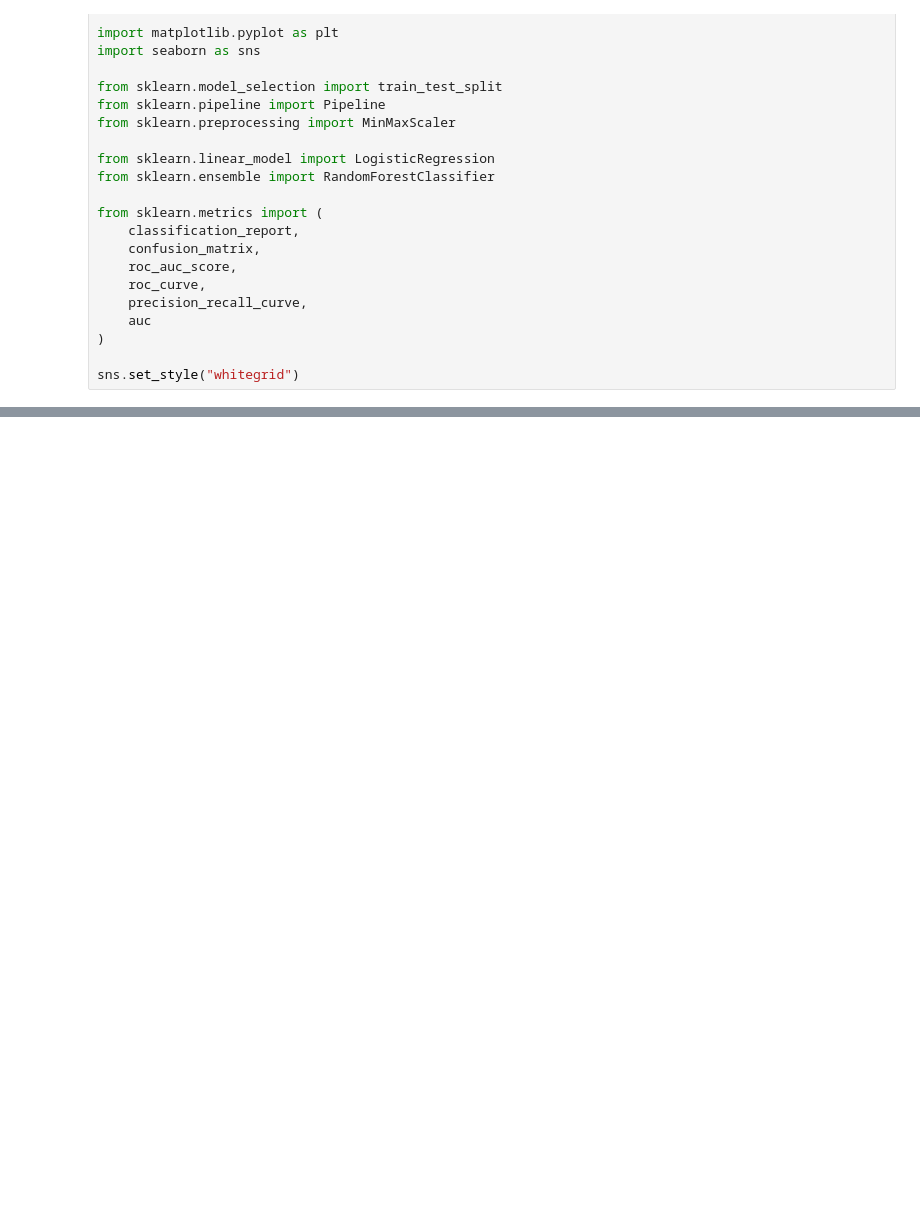
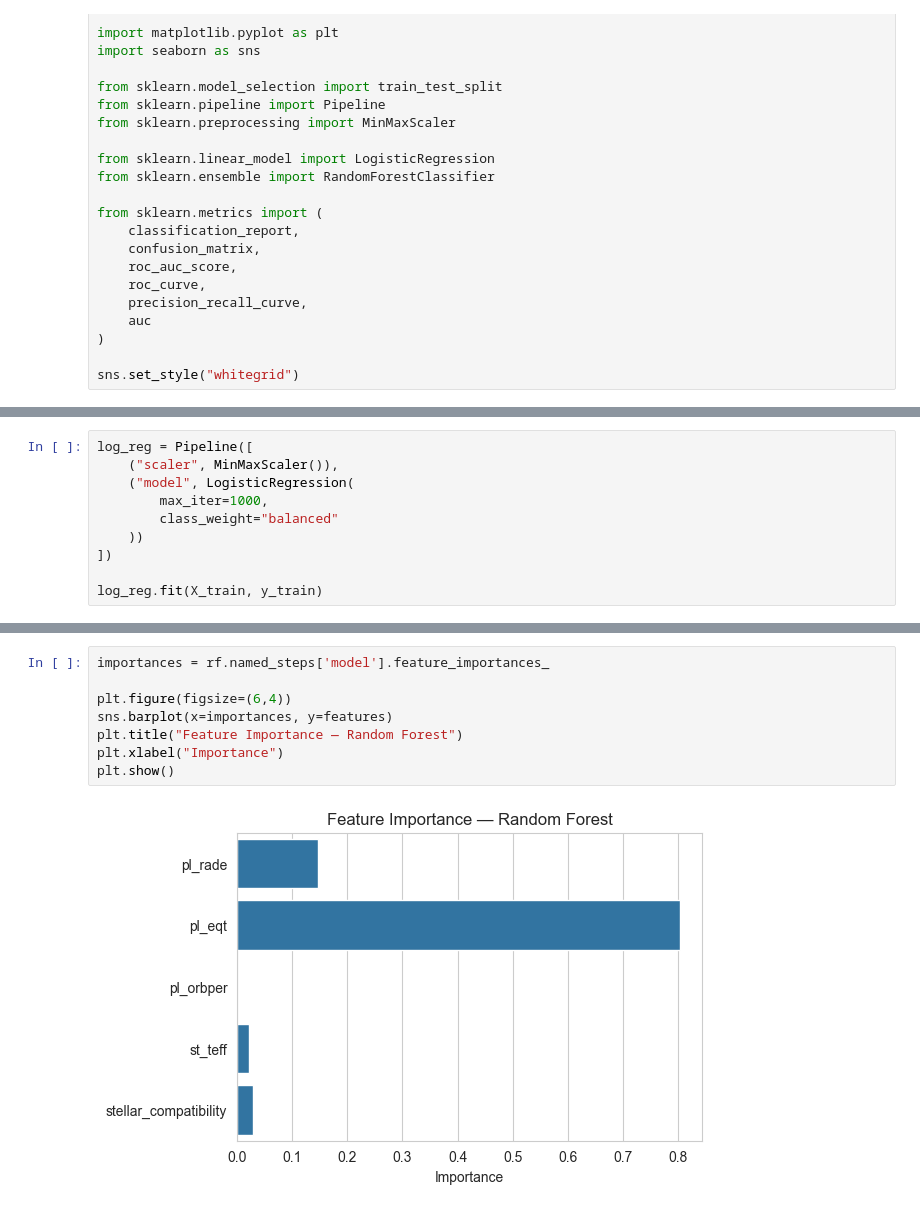
Before and after one commit to ANANYA200421/ExoHabit-AI, a Jupyter notebook: notebooks/milestone-4-models.ipynb, the cells around one changed output, grey strips where cells are left out. Cells and saved outputs as stored; diff of their text form; blank space fills up the shorter version.

```diff
--- a/notebooks/milestone-4-models.ipynb
+++ b/notebooks/milestone-4-models.ipynb
@@ -48,3 +61,13 @@ X_train, X_test, y_train, y_test = train_test_split(
     random_state=42,
     stratify=y
 )
+# %%
+log_reg = Pipeline([
+    ("scaler", MinMaxScaler()),
+    ("model", LogisticRegression(
+        max_iter=1000,
+        class_weight="balanced"
+    ))
+])
+
+log_reg.fit(X_train, y_train)
@@ -50,0 +175,10 @@ X_train, X_test, y_train, y_test = train_test_split(
+# %%
+importances = rf.named_steps['model'].feature_importances_
+
+plt.figure(figsize=(6,4))
+sns.barplot(x=importances, y=features)
+plt.title("Feature Importance — Random Forest")
+plt.xlabel("Importance")
+plt.show()
+# %% [output]
+[figure, added]
```
Also changed, not shown: parts of 16 cells of this notebook, 1 other file.
